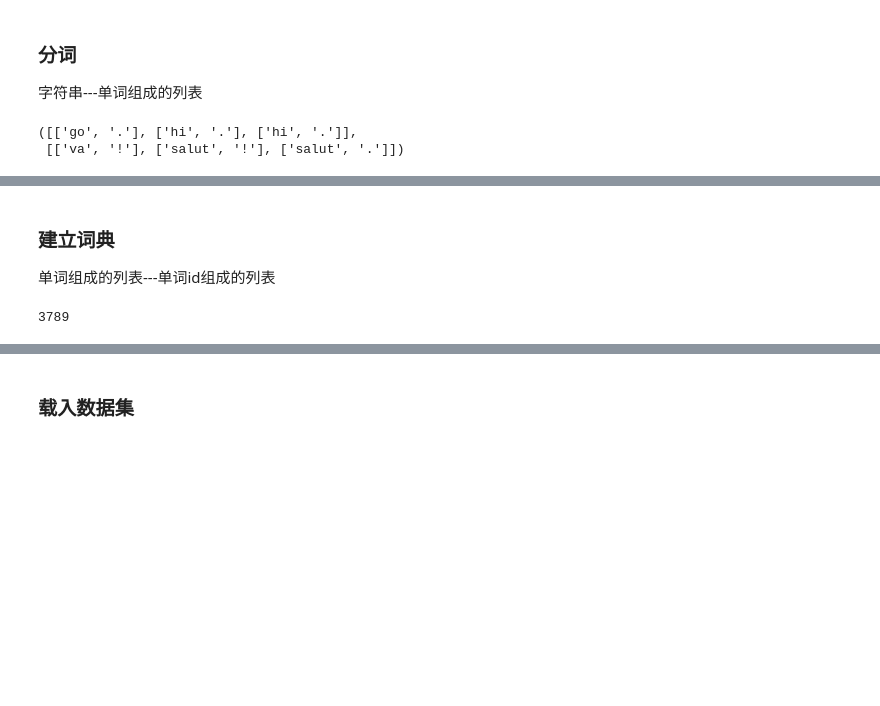
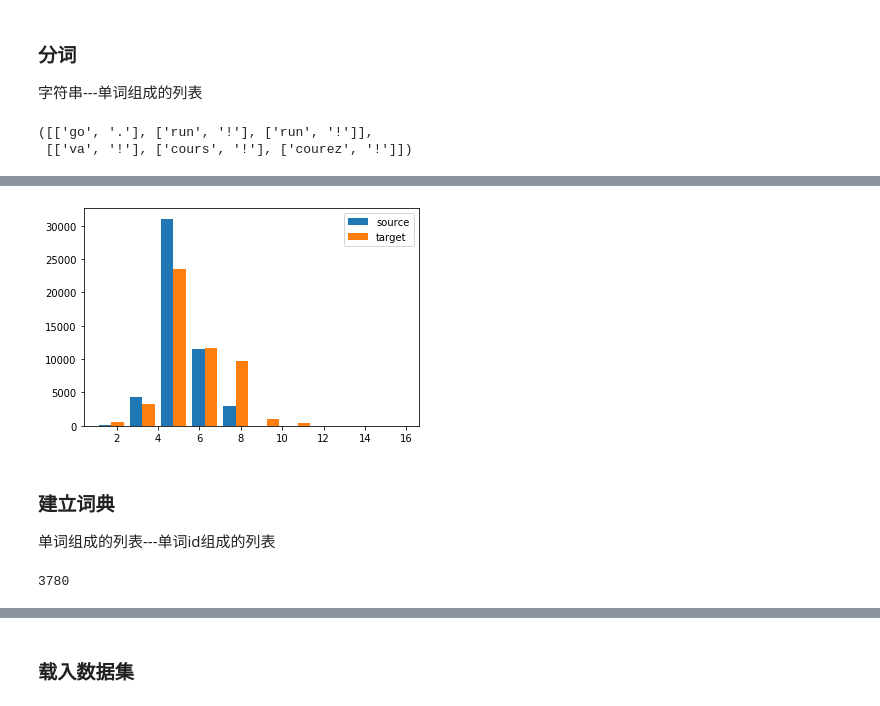
Before and after one commit to thinksee/ElitesAI, a Jupyter notebook: notebooks/14_translation.ipynb, the cells around one changed output, grey strips where cells are left out. Drawn from its saved outputs; the diff is of its cells as text; code cells hidden in the pictures; blank space fills up the shorter version.

```diff
--- a/notebooks/14_translation.ipynb
+++ b/notebooks/14_translation.ipynb
@@ -22,7 +51,7 @@ ModuleNotFoundError: No module named 'd2l'
 ### 数据预处理
 将数据集清洗、转化为神经网络的输入minbatch
 # %%
-with open('/home/kesci/input/fraeng6506/fra.txt', 'r') as f:
+with open('../dataset/eng-fra/eng-fra.txt', 'r', encoding='utf8') as f:
       raw_text = f.read()
 print(raw_text[0:1000])
 # %% [output]
@@ -80,10 +121,10 @@ for i, line in enumerate(text.split('\n')):
 
 source[0:3], target[0:3]
 # %% [output]
-([['go', '.'], ['hi', '.'], ['hi', '.']],
- [['va', '!'], ['salut', '!'], ['salut', '.']])
+([['go', '.'], ['run', '!'], ['run', '!']],
+ [['va', '!'], ['cours', '!'], ['courez', '!']])
 # %%
-d2l.set_figsize()
-d2l.plt.hist([[len(l) for l in source], [len(l) for l in target]],label=['source', 'target'])
-d2l.plt.legend(loc='upper right');
+plt.subplots()
+plt.hist([[len(l) for l in source], [len(l) for l in target]],label=['source', 'target'])
+plt.legend(loc='upper right');
 # %% [output]
@@ -91,12 +131,13 @@ d2l.plt.legend(loc='upper right');
+[figure, added]
 # %% [markdown]
 ### 建立词典
 单词组成的列表---单词id组成的列表
 # %%
 def build_vocab(tokens):
     tokens = [token for line in tokens for token in line]
-    return d2l.data.base.Vocab(tokens, min_freq=3, use_special_tokens=True)
+    return Vocab(tokens, min_freq=3, use_special_tokens=True)
 
 src_vocab = build_vocab(source)
 len(src_vocab)
 # %% [output]
-3789
+3780
```
Also changed, not shown: parts of 20 cells of this notebook.
